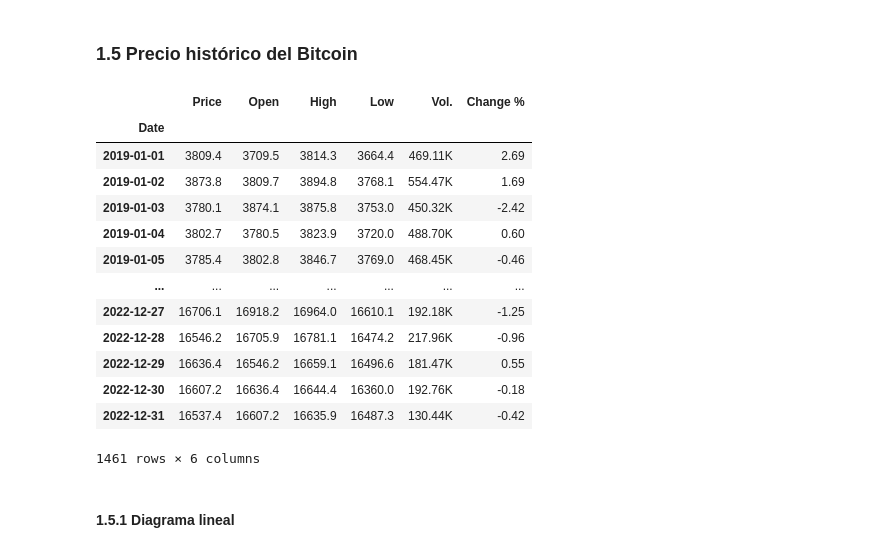
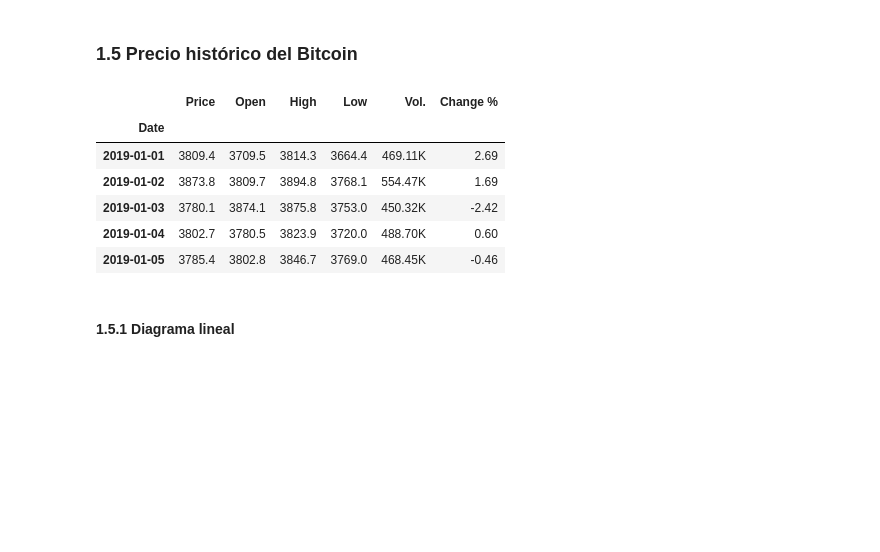
Before and after one commit to JosueRodriguezSams/CriptoSV---Samsung, a Jupyter notebook: Analisis_impacto_del_bitcoin.ipynb, the cells around one changed output. Saved outputs shown, nothing was run; the diff lists cells and outputs as text; code cells hidden in the pictures; blank space fills up the shorter version.

```diff
--- a/Analisis_impacto_del_bitcoin.ipynb
+++ b/Analisis_impacto_del_bitcoin.ipynb
@@ -249,34 +237,27 @@ plt.show()
 # %%
 import re
 
 btc_file_path = "Datos_bitcoin/btc history/Bitcoin history.csv"
 df_btc = pd.read_csv(btc_file_path, encoding='ISO-8859-1', sep=",")
 
 df_btc.rename(columns={'ï»¿"Date"': 'Date'}, inplace=True)
 df_btc.set_index("Date", inplace=True)
 
 df_btc.index = pd.to_datetime(df_btc.index, format="%b %d, %Y")
 df_btc = df_btc.sort_index()
 df_btc = df_btc.loc['2019-01-01':'2022-12-31']
 
 df_btc = df_btc.map(lambda x: re.sub(r"[,%]", "", x) if isinstance(x, str) else x)
 df_btc = df_btc.astype({"Price": float, "Open": float, "High": float, "Low": float, "Change %": float})
-df_btc
+df_btc.head()
 # %% [output]
 |  | Price | Open | High | Low | Vol. | Change % |
 | Date |  |  |  |  |  |  |
 | 2019-01-01 | 3809.4 | 3709.5 | 3814.3 | 3664.4 | 469.11K | 2.69 |
 | 2019-01-02 | 3873.8 | 3809.7 | 3894.8 | 3768.1 | 554.47K | 1.69 |
 | 2019-01-03 | 3780.1 | 3874.1 | 3875.8 | 3753.0 | 450.32K | -2.42 |
 | 2019-01-04 | 3802.7 | 3780.5 | 3823.9 | 3720.0 | 488.70K | 0.60 |
 | 2019-01-05 | 3785.4 | 3802.8 | 3846.7 | 3769.0 | 468.45K | -0.46 |
-| ... | ... | ... | ... | ... | ... | ... |
-| 2022-12-27 | 16706.1 | 16918.2 | 16964.0 | 16610.1 | 192.18K | -1.25 |
-| 2022-12-28 | 16546.2 | 16705.9 | 16781.1 | 16474.2 | 217.96K | -0.96 |
-| 2022-12-29 | 16636.4 | 16546.2 | 16659.1 | 16496.6 | 181.47K | 0.55 |
-| 2022-12-30 | 16607.2 | 16636.4 | 16644.4 | 16360.0 | 192.76K | -0.18 |
-| 2022-12-31 | 16537.4 | 16607.2 | 16635.9 | 16487.3 | 130.44K | -0.42 |
-1461 rows × 6 columns
 # %% [markdown]
 #### 1.5.1 Diagrama lineal
 # %%
```
Also changed, not shown: parts of 4 cells of this notebook.
